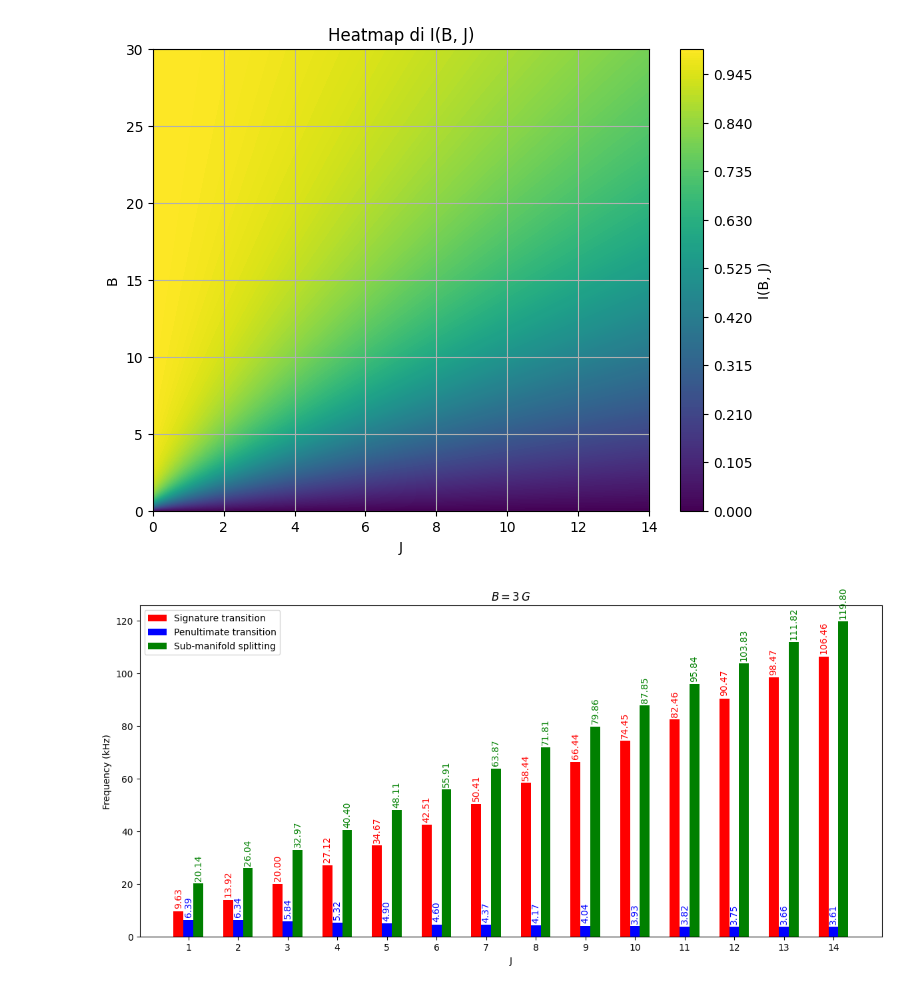
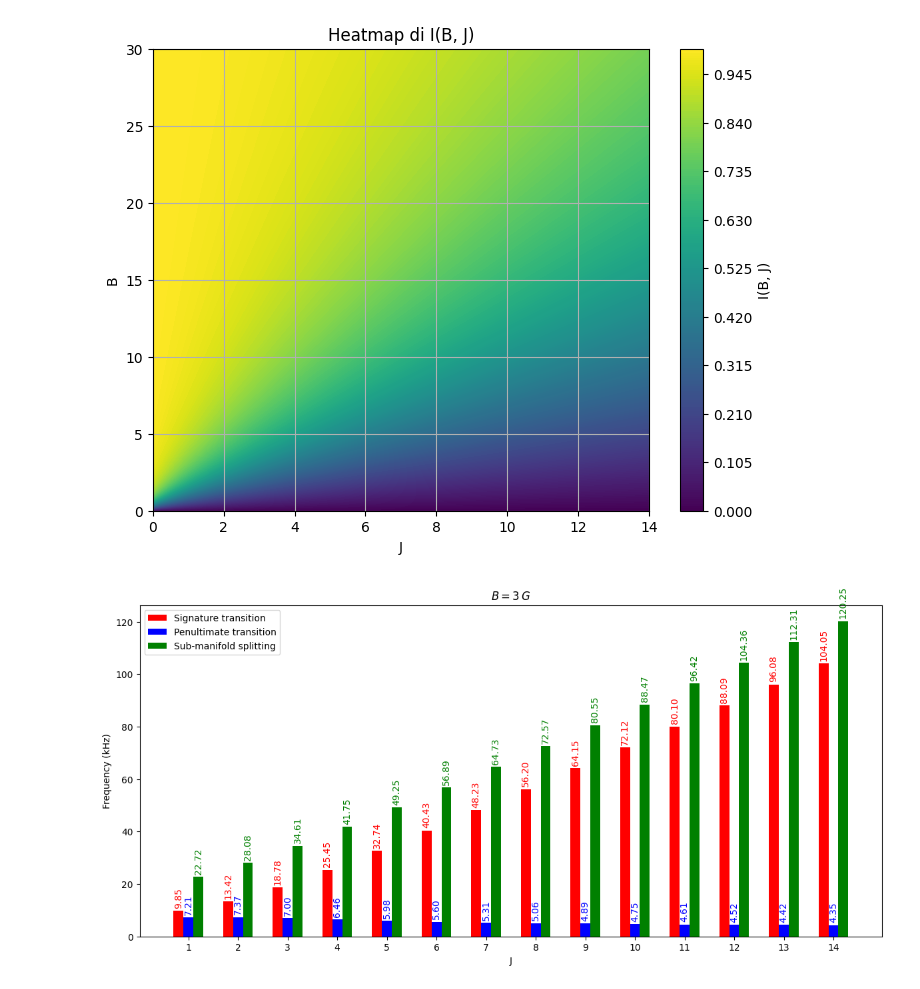
Before and after one commit to sdracia/QIC, a Jupyter notebook: project/cah+.ipynb, the cells around one changed output. Drawn from its saved outputs; the diff is of its cells as text; code cells hidden in the pictures.

```diff
--- a/project/cah+.ipynb
+++ b/project/cah+.ipynb
@@ -65,7 +65,7 @@ cah.fom(b_start=0,b_stop=30,j_start=0,j_stop=14)
 # %% [output]
 [figure]
 # %%
-cah = CaH.create_molecule_data(b_field_gauss=3, j_max=14, gj_list = gj_list, cij_list = cij_list)
+cah = CaH.create_molecule_data(b_field_gauss=3.6, j_max=14, gj_list = gj_list, cij_list = cij_list)
 ut.plot_transitions(cah)
 # %% [output]
-[figure, old version]
+[figure, new version]
```
Also changed, not shown: parts of 3 cells of this notebook, 9 other files.
